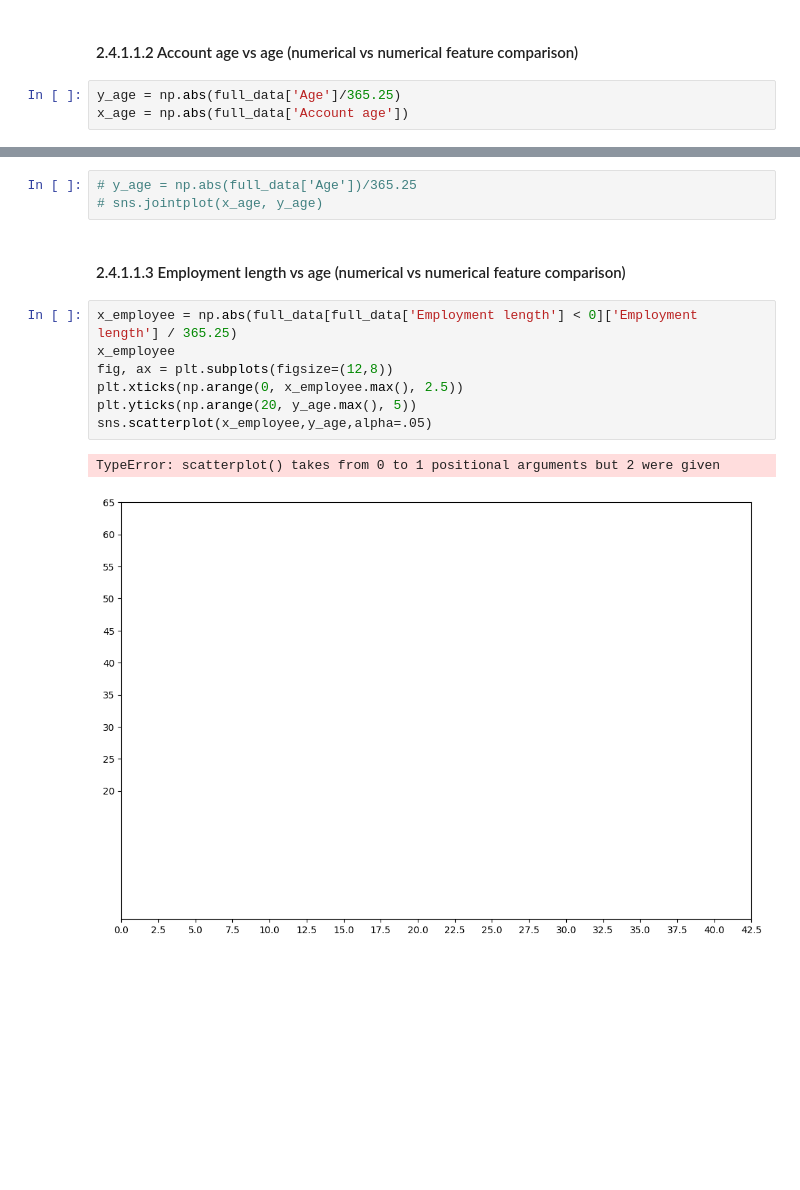
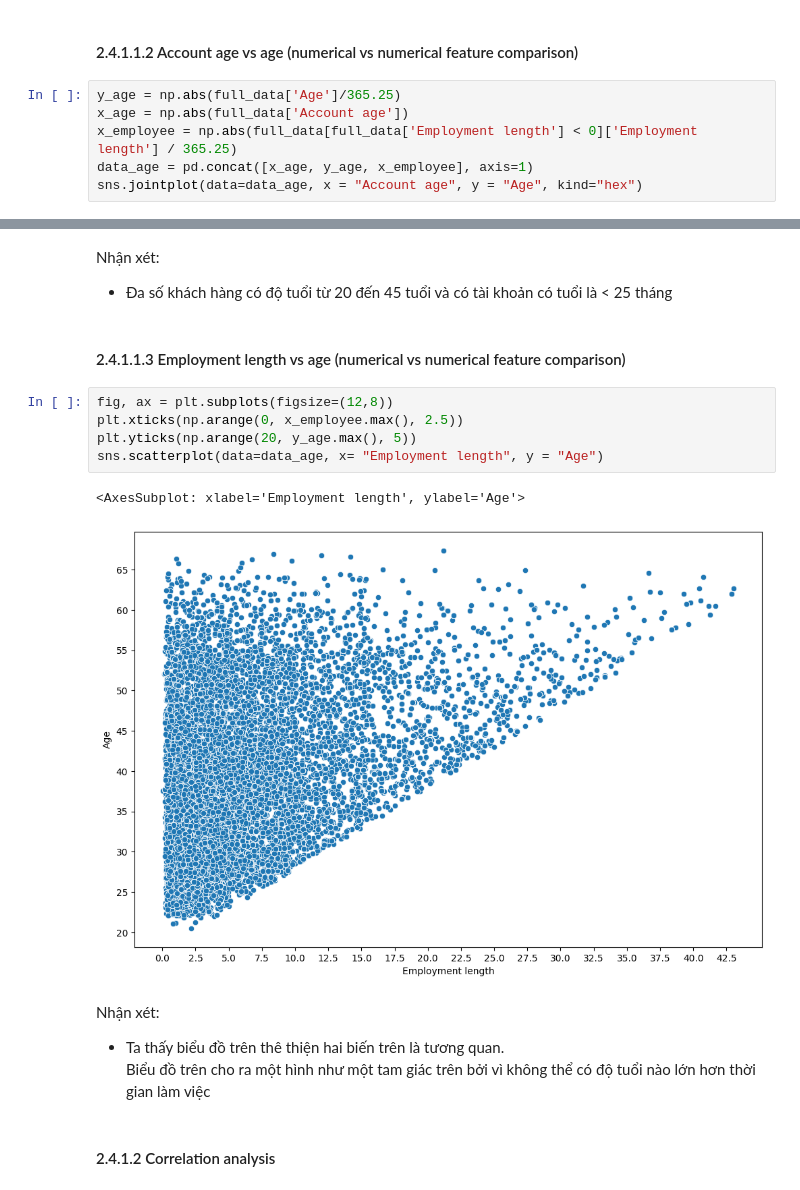
Before and after one commit to ngovanminh3232/credit_card_analyst, a Jupyter notebook: credit_analyst.ipynb, the cells around one changed output, grey strips where cells are left out. Cells and saved outputs as stored; diff of their text form; blank space fills up the shorter version.

Commit message:
Thêm biểu đồ cho phần phân tích đa biến và nhận xét

```diff
--- a/credit_analyst.ipynb
+++ b/credit_analyst.ipynb
@@ -1127,3 +1127,6 @@ Nhận xét:
 # %%
 y_age = np.abs(full_data['Age']/365.25)
 x_age = np.abs(full_data['Account age'])
+x_employee = np.abs(full_data[full_data['Employment length'] < 0]['Employment length'] / 365.25)
+data_age = pd.concat([x_age, y_age, x_employee], axis=1)
+sns.jointplot(data=data_age, x = "Account age", y = "Age", kind="hex")
@@ -1130,15 +1136,19 @@ x_age = np.abs(full_data['Account age'])
-# %%
-# y_age = np.abs(full_data['Age'])/365.25
-# sns.jointplot(x_age, y_age)
+# %% [markdown]
+Nhận xét:
+- Đa số khách hàng có độ tuổi từ 20 đến 45 tuổi và có tài khoản có tuổi là < 25 tháng
 # %% [markdown]
 #### 2.4.1.1.3 Employment length vs age (numerical vs numerical feature comparison)
 # %%
-x_employee = np.abs(full_data[full_data['Employment length'] < 0]['Employment length'] / 365.25)
-x_employee
 fig, ax = plt.subplots(figsize=(12,8))
 plt.xticks(np.arange(0, x_employee.max(), 2.5))
 plt.yticks(np.arange(20, y_age.max(), 5))
-sns.scatterplot(x_employee,y_age,alpha=.05)
+sns.scatterplot(data=data_age, x= "Employment length", y = "Age")
 # %% [output]
-TypeError: scatterplot() takes from 0 to 1 positional arguments but 2 were given
+<AxesSubplot: xlabel='Employment length', ylabel='Age'>
-[figure, old version]
+[figure, new version]
+# %% [markdown]
+Nhận xét:
+- Ta thấy biểu đồ trên thê thiện hai biến trên là tương quan.
+Biểu đồ trên cho ra một hình như một tam giác trên bởi vì không thể có độ tuổi nào lớn hơn thời gian làm việc
+# %% [markdown]
+#### 2.4.1.2 Correlation analysis
```
Also changed, not shown: parts of 1 cell of this notebook.
